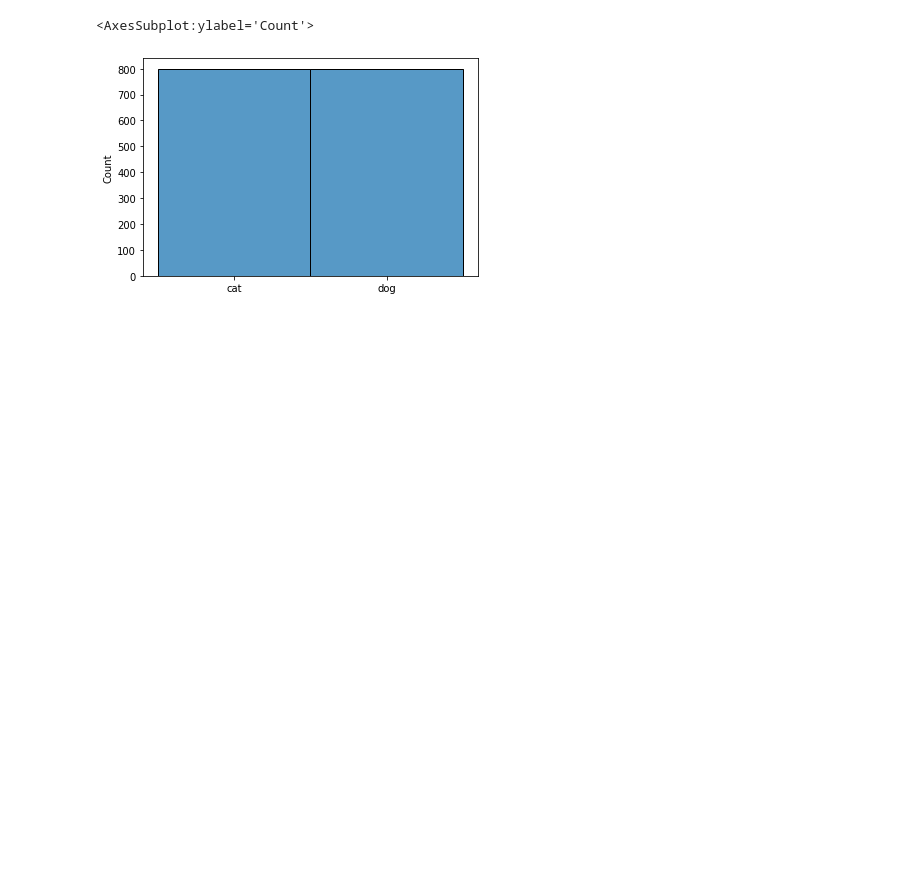
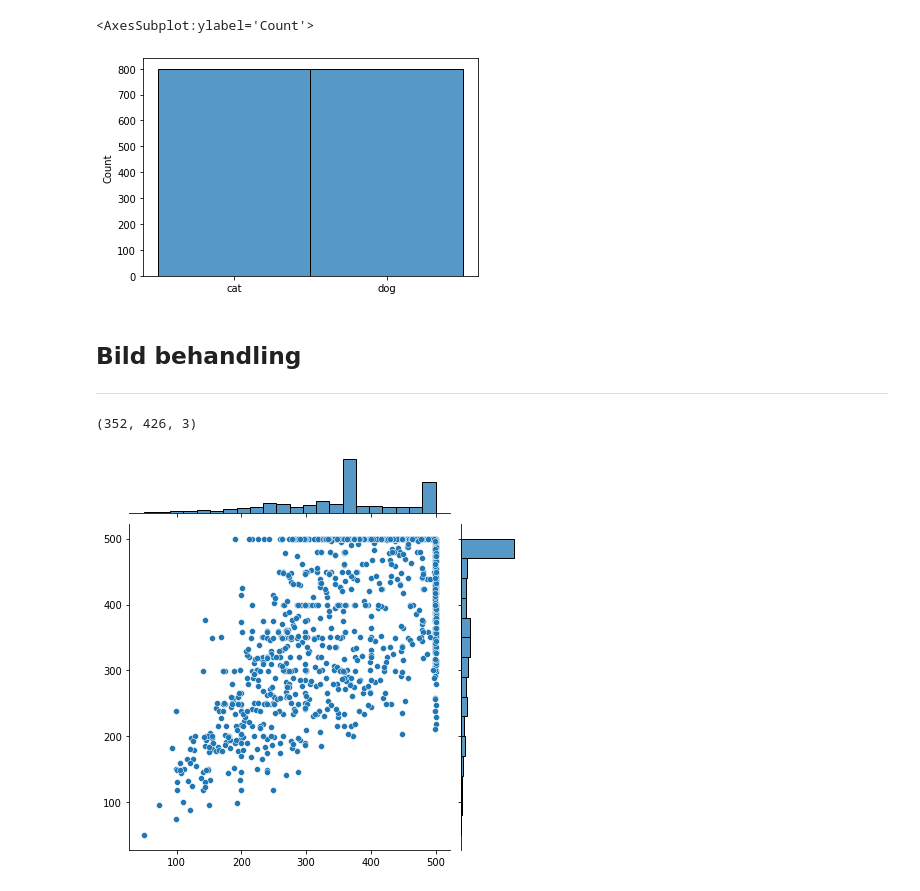
Before and after one commit to FabianAndersson17/Deep_learning_Fabian_Andersson, a Jupyter notebook: Labs/lab.ipynb, the cells around one changed output. Saved outputs shown, nothing was run; the diff lists cells and outputs as text; code cells hidden in the pictures; blank space fills up the shorter version.

```diff
--- a/Labs/lab.ipynb
+++ b/Labs/lab.ipynb
@@ -159,6 +159,6 @@ plt.title(f"{y[0]}: {labels[0]}");
 fig, axes = plt.subplots(2,5, figsize = (20,8))
 
 for i, ax in enumerate(axes.flatten()):
-    ax.imshow(train_imgs[i])
+    ax.imshow(X_train_imgs[i])
     ax.set(title = (f"{y[i]}: {labels[i]}"))
 # %% [output]
@@ -168,3 +168,18 @@ sns.histplot(labels)
 # %% [output]
 <AxesSubplot:ylabel='Count'>
 [figure]
+# %% [markdown]
+## Bild behandling
+___
+# %%
+X_shape = []
+y_shape = []
+
+for i in X_train_imgs:
+    X_shape.append(i.shape[0])
+    y_shape.append(i.shape[1])
+
+sns.jointplot(x = X_shape, y = y_shape);
+# %% [output]
+(352, 426, 3)
+[figure, added]
```
Also changed, not shown: parts of 4 cells of this notebook.
